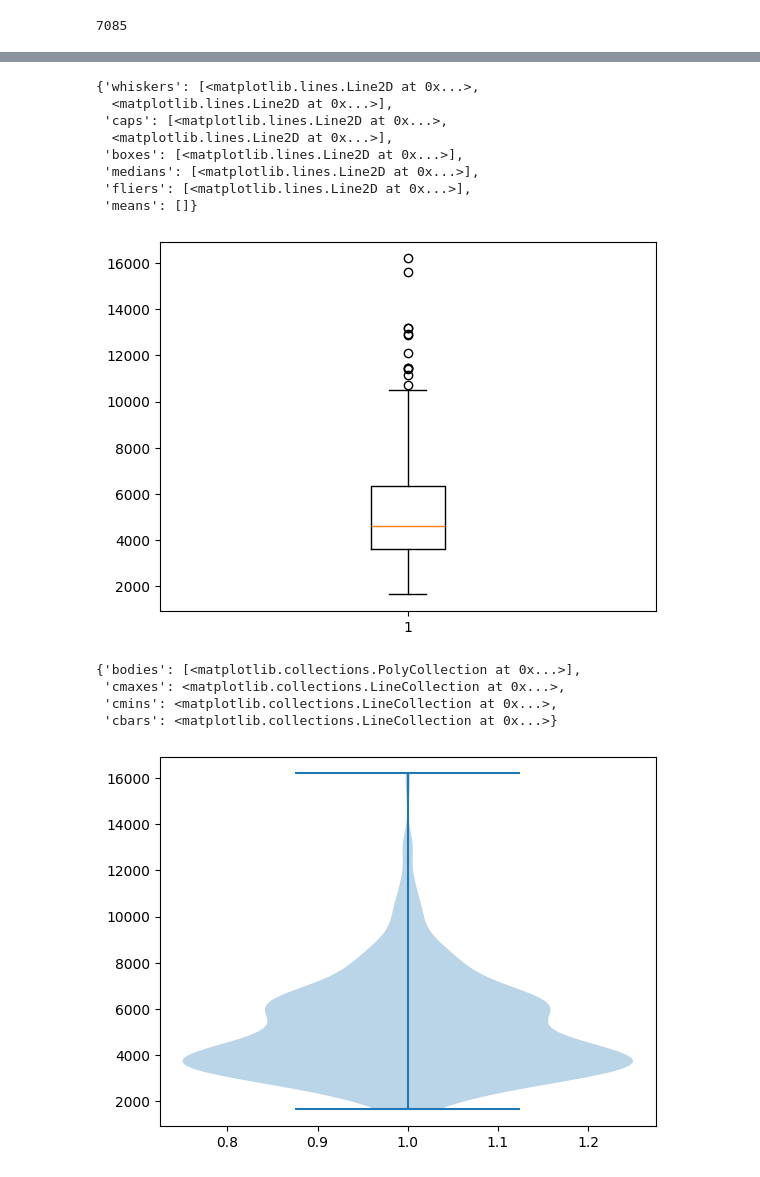
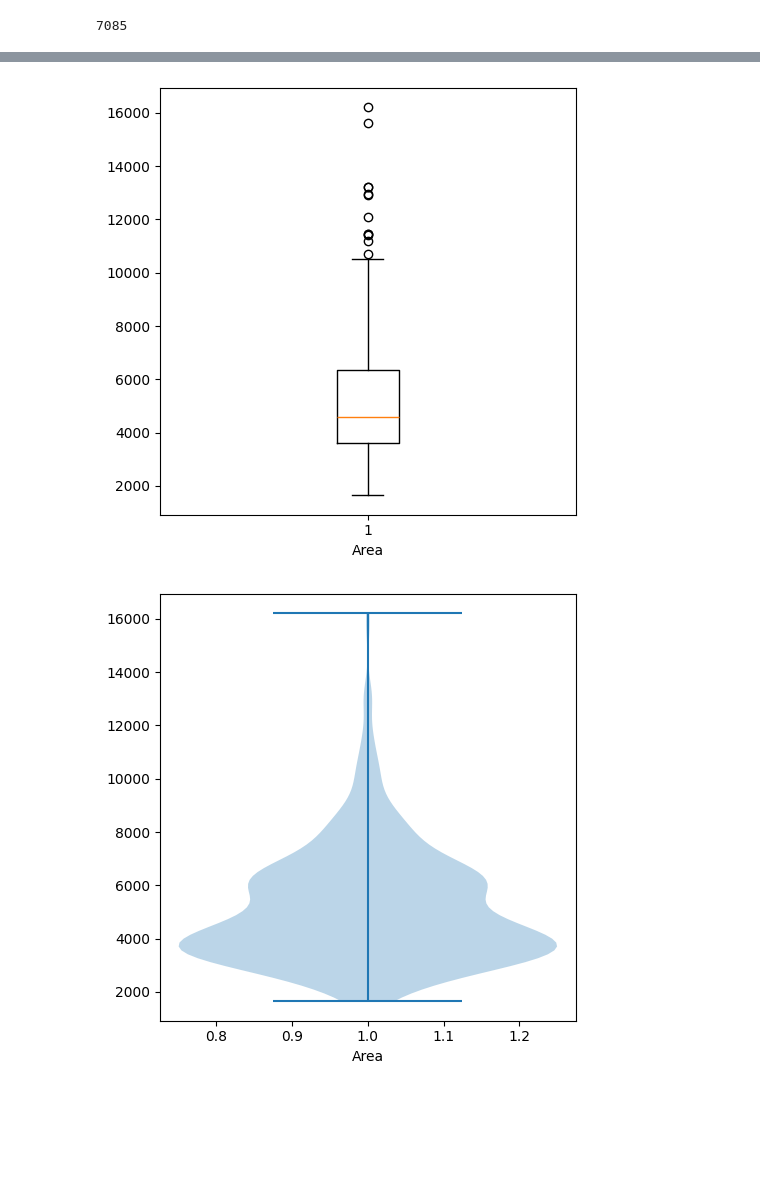
Before and after one commit to colabobio/teaching-materials, a Jupyter notebook: gsbs-bbs764/loading_handling_plotting_data.ipynb, the cells around one changed output, grey strips where cells are left out. Saved outputs shown, nothing was run; the diff lists cells and outputs as text; code cells hidden in the pictures; blank space fills up the shorter version.

```diff
--- a/gsbs-bbs764/loading_handling_plotting_data.ipynb
+++ b/gsbs-bbs764/loading_handling_plotting_data.ipynb
@@ -4,6 +12,6 @@ import matplotlib.pyplot as plt
 # %%
-data = pd.read_csv("Housing.csv")
-print(data)
+housing_data = pd.read_csv("Housing.csv")
+print(housing_data)
 # %% [output]
         price  area  bedrooms  bathrooms  stories mainroad guestroom basement  \
 0    13300000  7420         4          2        3      yes        no       no
@@ -110,20 +116,16 @@ plt.scatter(data['price'], data['area'])
 # %%
-plt.boxplot(data['area'])
+plt.figure(figsize=(5,5))
+plt.boxplot(housing_data['area'])
+plt.xlabel('Area')
+plt.tight_layout()
+plt.savefig("area_boxplot.pdf")
 # %% [output]
-{'whiskers': [<matplotlib.lines.Line2D at 0x...>,
-  <matplotlib.lines.Line2D at 0x...>],
- 'caps': [<matplotlib.lines.Line2D at 0x...>,
-  <matplotlib.lines.Line2D at 0x...>],
- 'boxes': [<matplotlib.lines.Line2D at 0x...>],
- 'medians': [<matplotlib.lines.Line2D at 0x...>],
- 'fliers': [<matplotlib.lines.Line2D at 0x...>],
- 'means': []}
-[figure, old version]
+[figure, new version]
 # %%
-plt.violinplot(data['area'])
+plt.figure(figsize=(5,5))
+plt.violinplot(housing_data['area'])
+plt.xlabel('Area')
+plt.tight_layout()
+plt.savefig("area_violinplot.pdf")
 # %% [output]
-{'bodies': [<matplotlib.collections.PolyCollection at 0x...>],
- 'cmaxes': <matplotlib.collections.LineCollection at 0x...>,
- 'cmins': <matplotlib.collections.LineCollection at 0x...>,
- 'cbars': <matplotlib.collections.LineCollection at 0x...>}
-[figure, old version]
+[figure, new version]
```
Also changed, not shown: parts of 36 cells of this notebook, 6 other files.
